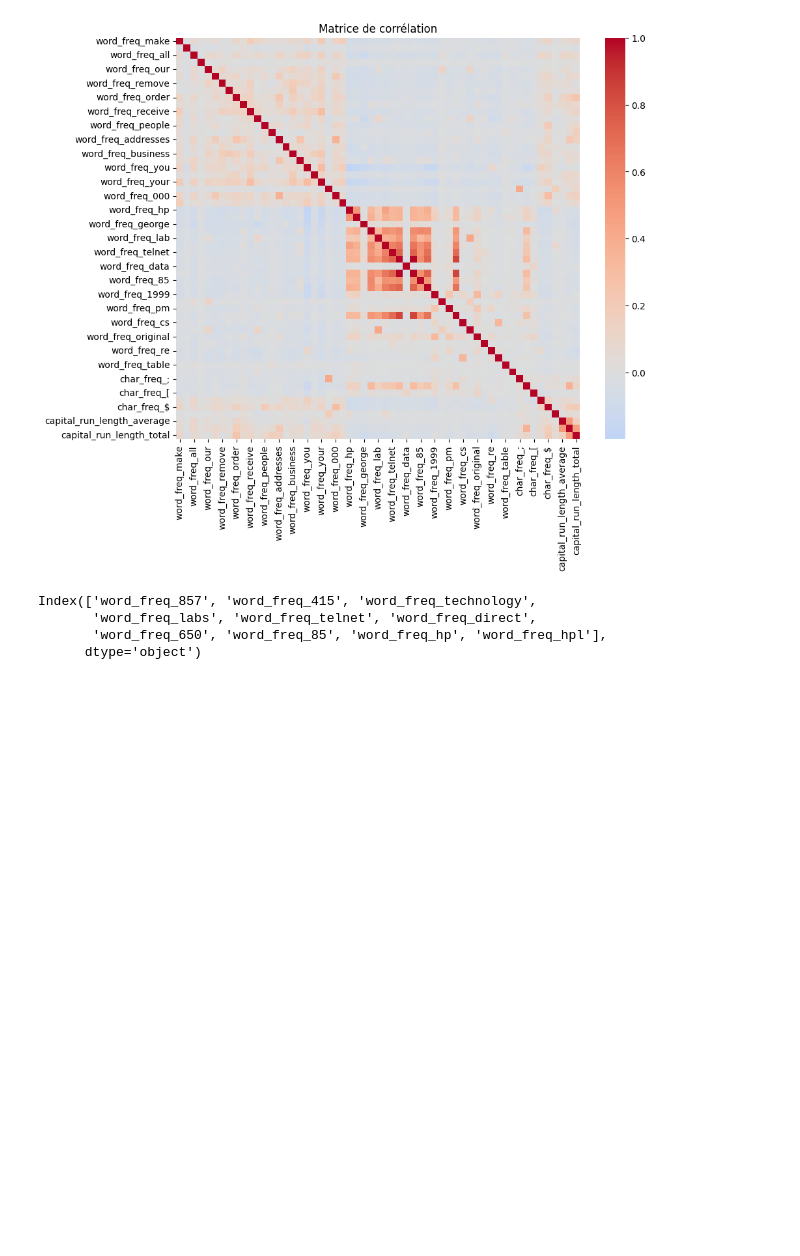
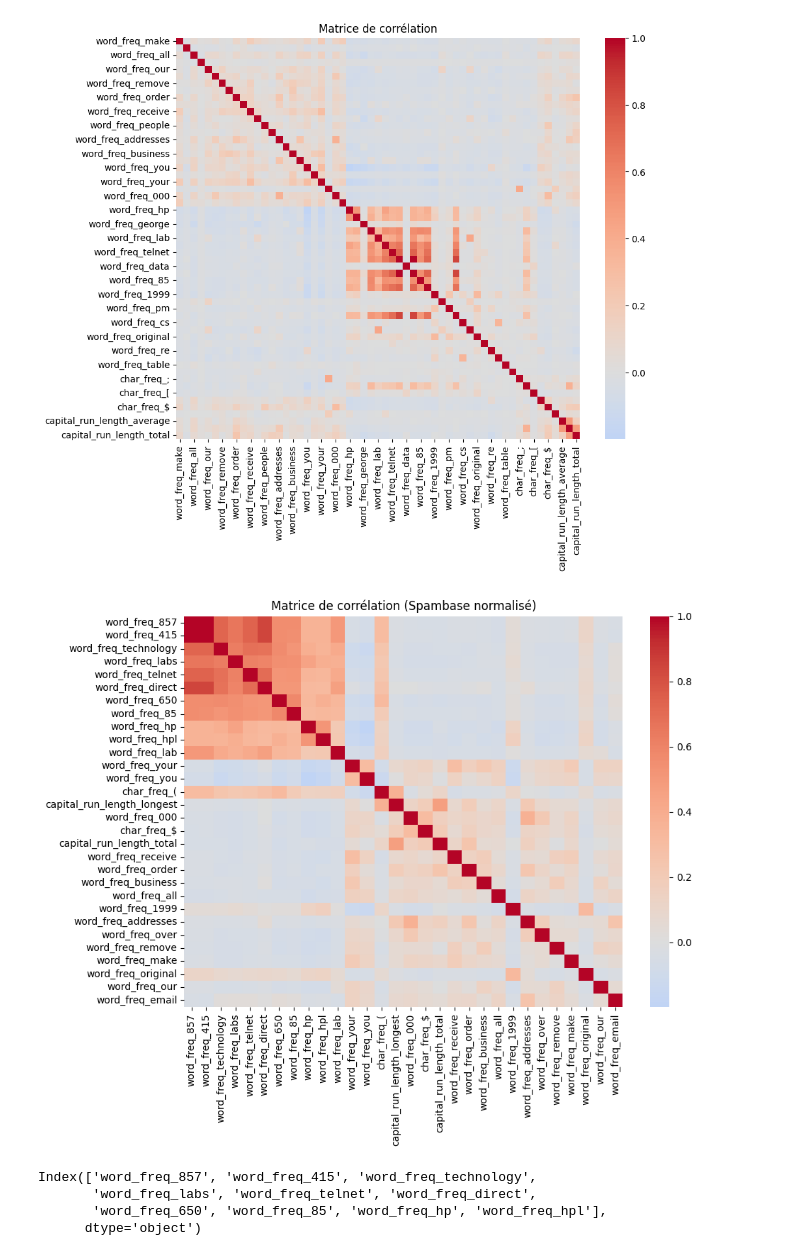
Before and after one commit to Ali322O/ML-project---Diabete-detection-, a Jupyter notebook: notebooks/spam.ipynb, the cells around one changed output. Cells and saved outputs as stored; diff of their text form; code cells hidden in the pictures; blank space fills up the shorter version.

```diff
--- a/notebooks/spam.ipynb
+++ b/notebooks/spam.ipynb
@@ -62,0 +98,5 @@ sns.histplot(df['spam'], bins=3)
+# %%
+# Prétraitement : normalisation + gestion valeurs manquantes
+df_clean = preprocess_data(df)
+
+df_clean.shape, df_clean.head()
@@ -134,6 +195,15 @@ plt.title("Matrice de corrélation")
 plt.show()
 # %% [output]
 [figure]
+# %%
+plot_correlation_heatmap(
+    df_clean,
+    target_column="spam",
+    max_features=30,
+    title="Matrice de corrélation (Spambase normalisé)"
+)
+# %% [output]
+[figure, added]
 # %%
 # visualiser la matrice de corrélation entre les 10 features les plus corrélés
 top_features = corr.abs().mean().sort_values(ascending=False).head(10).index
```
Also changed, not shown: parts of 19 cells of this notebook, 3 other files.
